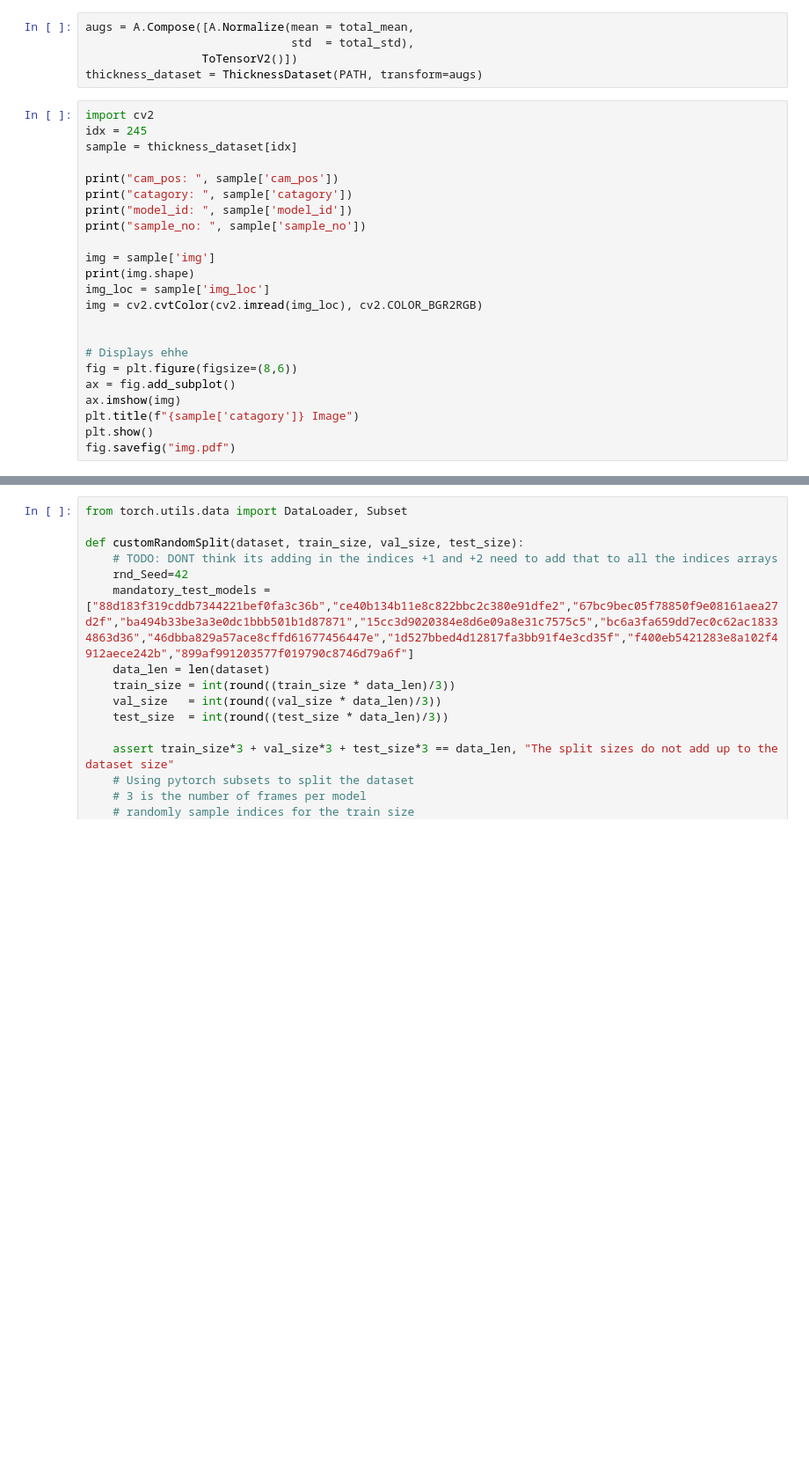
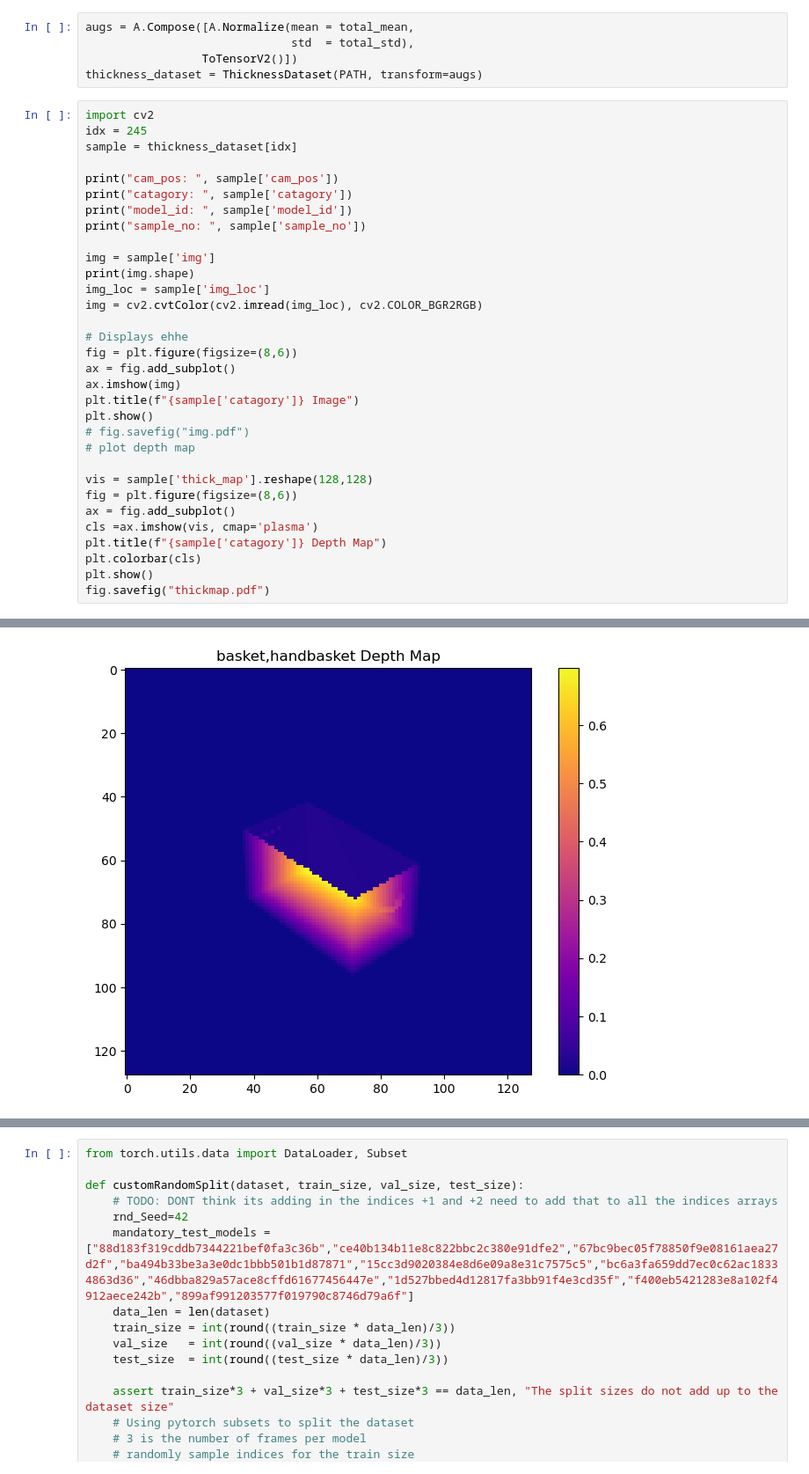
Before and after one commit to kane1204/Object-Thickness-Estimation-Network, a Jupyter notebook: train_model_balanced.ipynb, the cells around one changed output, grey strips where cells are left out. Shown: that part at 88% size. Saved outputs shown, nothing was run; the diff lists cells and outputs as text; blank space fills up the shorter version.

Commit message:
regen thickmap

```diff
--- a/train_model_balanced.ipynb
+++ b/train_model_balanced.ipynb
@@ -85,30 +85,40 @@ thickness_dataset = ThicknessDataset(PATH, transform=augs)
 # %%
 import cv2
 idx = 245
 sample = thickness_dataset[idx]
 
 print("cam_pos: ", sample['cam_pos'])
 print("catagory: ", sample['catagory'])
 print("model_id: ", sample['model_id'])
 print("sample_no: ", sample['sample_no'])
 
 img = sample['img']
 print(img.shape)
 img_loc = sample['img_loc']
 img = cv2.cvtColor(cv2.imread(img_loc), cv2.COLOR_BGR2RGB)
 
-
 # Displays ehhe
 fig = plt.figure(figsize=(8,6))
 ax = fig.add_subplot()
 ax.imshow(img)
 plt.title(f"{sample['catagory']} Image")
 plt.show()
-fig.savefig("img.pdf")
+# fig.savefig("img.pdf")
+# plot depth map
+
+vis = sample['thick_map'].reshape(128,128)
+fig = plt.figure(figsize=(8,6))
+ax = fig.add_subplot()
+cls =ax.imshow(vis, cmap='plasma')
+plt.title(f"{sample['catagory']} Depth Map")
+plt.colorbar(cls)
+plt.show()
+fig.savefig("thickmap.pdf")
 # %% [output]
 cam_pos:  [-2.04933197  1.92906415 -1.87107214]
 catagory:  basket,handbasket
 model_id:  284c23b810fc7823466f97f37dccbde
 sample_no:  frame_2
 torch.Size([3, 128, 128])
 [figure]
+[figure, added]
```
Also changed, not shown: parts of 2 cells of this notebook, 1 other file.
